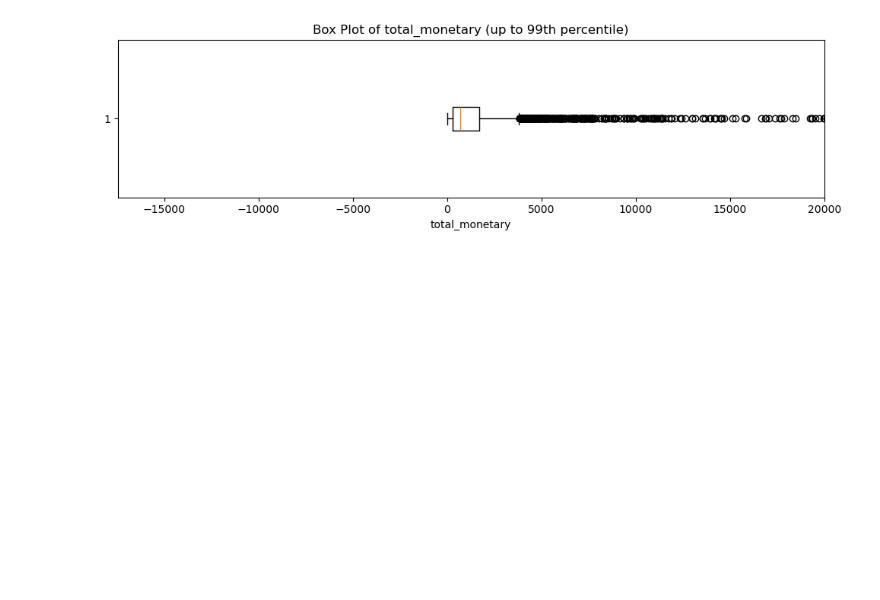
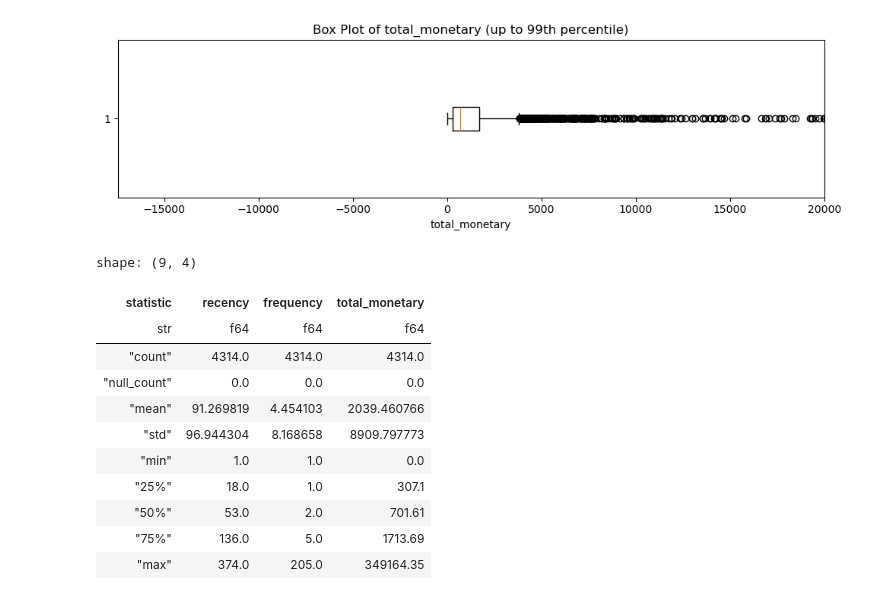
Before and after one commit to khanim-abdullayeva/Customer-Segmentation-and-Recommendation-System, a Jupyter notebook: notebook/02_rfm_analysis.ipynb, the cells around one changed output. Saved outputs shown, nothing was run; the diff lists cells and outputs as text; code cells hidden in the pictures; blank space fills up the shorter version.

Commit message:
Inspect the distribution of RFM metrics

```diff
--- a/notebook/02_rfm_analysis.ipynb
+++ b/notebook/02_rfm_analysis.ipynb
@@ -97,3 +97,19 @@ for column in columns:
 [figure]
 [figure]
 [figure]
+# %%
+rfm.select(["recency","frequency","total_monetary"]).describe()
+# Inspect the distribution of RFM metrics
+# %% [output]
+shape: (9, 4)
+| statistic | recency | frequency | total_monetary |
+| str | f64 | f64 | f64 |
+| "count" | 4314.0 | 4314.0 | 4314.0 |
+| "null_count" | 0.0 | 0.0 | 0.0 |
+| "mean" | 91.269819 | 4.454103 | 2039.460766 |
+| "std" | 96.944304 | 8.168658 | 8909.797773 |
+| "min" | 1.0 | 1.0 | 0.0 |
+| "25%" | 18.0 | 1.0 | 307.1 |
+| "50%" | 53.0 | 2.0 | 701.61 |
+| "75%" | 136.0 | 5.0 | 1713.69 |
+| "max" | 374.0 | 205.0 | 349164.35 |
```
Also changed, not shown: parts of 1 cell of this notebook.
